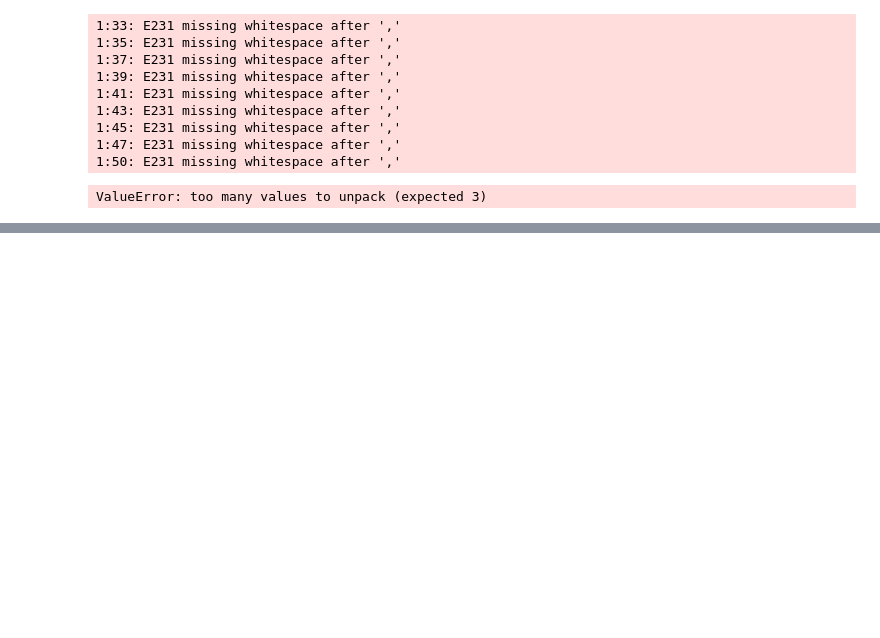
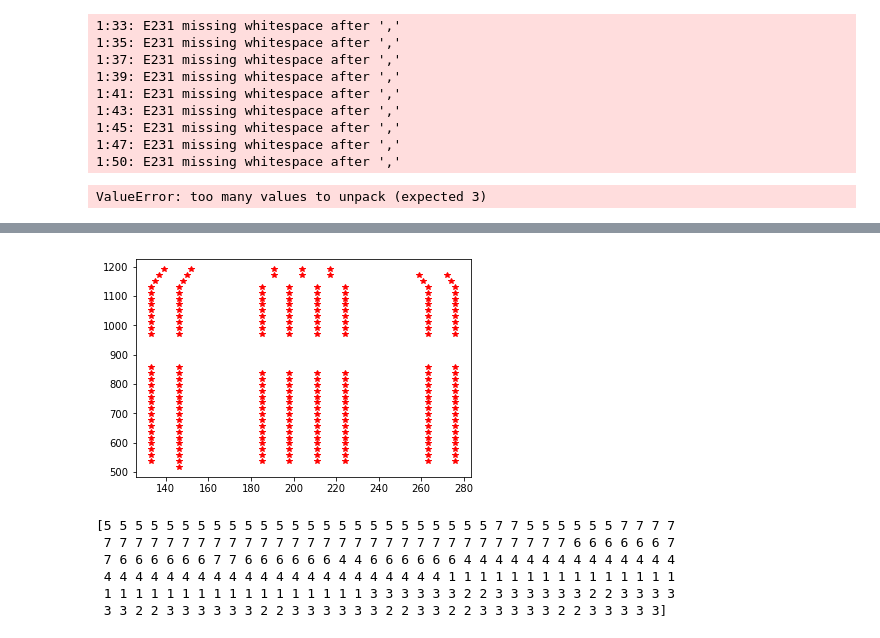
Before and after one commit to vincentnam/ProjetInterpromo2020G8, a Jupyter notebook: Charlotte_Marque_notebook.ipynb, the cells around one changed output, grey strips where cells are left out. Cells and saved outputs as stored; diff of their text form; code cells hidden in the pictures; blank space fills up the shorter version.

```diff
--- a/Charlotte_Marque_notebook.ipynb
+++ b/Charlotte_Marque_notebook.ipynb
@@ -165,3 +155,6 @@ path3 = "ANALYSE IMAGE/LAYOUT SEATGURU"
+# %%
+path2 = "ProjetInterpromo2020g8/images/"
+path3 = "LAYOUT SEATGURU"
 # %% [markdown]
 #### Separation of plans according to their type
 # %%
@@ -184,8 +177,8 @@ img_rgb = cv2.imread(path + path1 + path3 + "/Aeroflot_Russian_Airlines_Sukhoi_S
 #greenMask = cv2.inRange(hsv, (26, 10, 30), (97, 100, 255))
 # %%
 img_gray = cv2.cvtColor(img_rgb, cv2.COLOR_BGR2GRAY)
-template1 = cv2.imread(path + path1 + 'ANALYSE IMAGE/Exit17.png',0)
-template2 = cv2.imread(path + path1 + 'ANALYSE IMAGE/Exit16.png',0)
+template1 = cv2.imread(path + path2 + 'Exit17.png',0)
+template2 = cv2.imread(path + path2 + 'Exit16.png',0)
 w1, h1 = template1.shape[::-1]
 w2, h2 = template2.shape[::-1]
 # %%
@@ -334,5 +592,5 @@ import math
 from sklearn.cluster import KMeans
 import numpy as np
 # %%
-plan = open(path + path1 + "ANALYSE IMAGE/coord-Aer_Lingus_Airbus_A330-200_plane4-NormalSeats.txt", "r")
+plan = open(path + path1 + "coord-Aer_Lingus_Airbus_A330-200_plane4-NormalSeats.txt", "r")
 data = plan.read()
@@ -438,0 +748,6 @@ ValueError: too many values to unpack (expected 3)
+# %%
+######
+plt.plot(list1,list2,'*',color='red')
+plt.show()
+# %% [output]
+[figure, added]
@@ -438,0 +772,10 @@ ValueError: too many values to unpack (expected 3)
+# %%
+groupes_cah = sch.fcluster(Z,t=400,criterion='distance')
+groupes_cah
+# %% [output]
+[5 5 5 5 5 5 5 5 5 5 5 5 5 5 5 5 5 5 5 5 5 5 5 5 5 7 7 5 5 5 5 5 5 7 7 7 7
+ 7 7 7 7 7 7 7 7 7 7 7 7 7 7 7 7 7 7 7 7 7 7 7 7 7 7 7 7 7 7 6 6 6 6 6 6 7
+ 7 6 6 6 6 6 6 7 7 6 6 6 6 6 6 4 4 6 6 6 6 6 6 4 4 4 4 4 4 4 4 4 4 4 4 4 4
+ 4 4 4 4 4 4 4 4 4 4 4 4 4 4 4 4 4 4 4 4 4 4 1 1 1 1 1 1 1 1 1 1 1 1 1 1 1
+ 1 1 1 1 1 1 1 1 1 1 1 1 1 1 1 1 1 3 3 3 3 3 3 2 2 3 3 3 3 3 3 2 2 3 3 3 3
+ 3 3 2 2 3 3 3 3 3 3 2 2 3 3 3 3 3 3 2 2 3 3 2 2 3 3 3 3 3 2 2 3 3 3 3 3]
```
Also changed, not shown: parts of 32 cells of this notebook.
